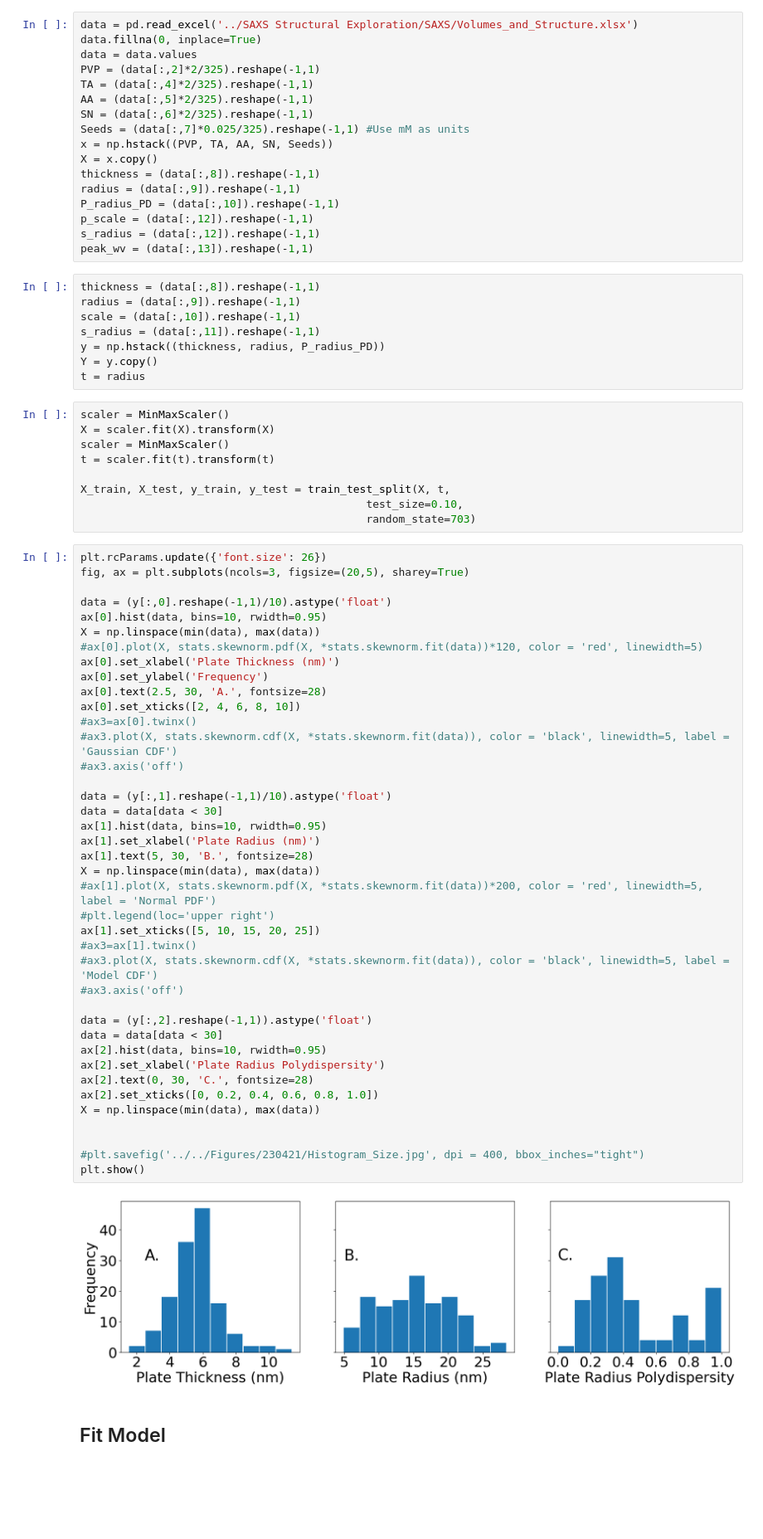
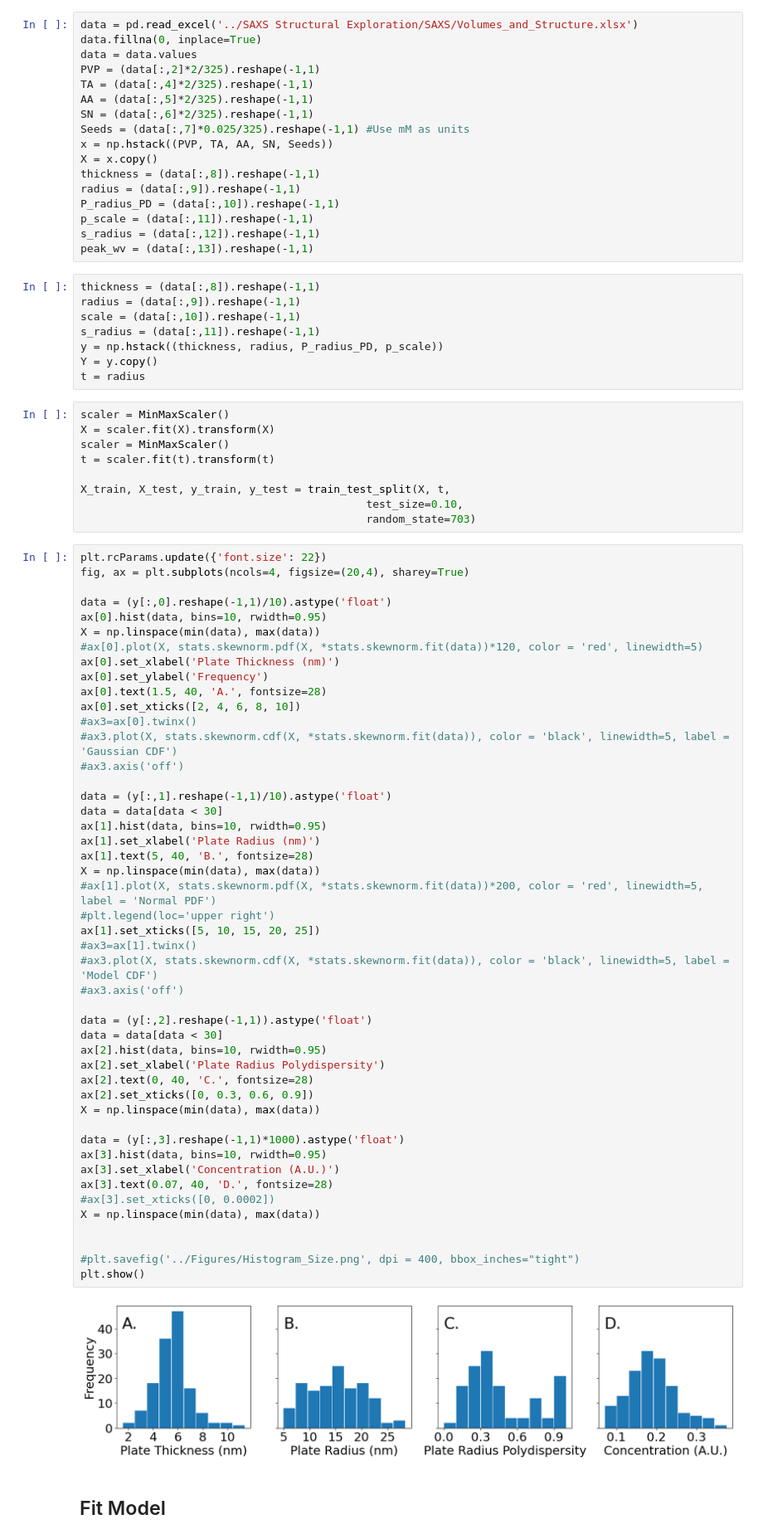
Before and after one commit to pozzo-research-group/papers, a Jupyter notebook: Silver Nanoplates/Notebooks/SAXS Structural Exploration - Figures.ipynb, the cells around one changed output. Shown: that part at 83% size. Cells and saved outputs as stored; diff of their text form; blank space fills up the shorter version.

Commit message:
update plot

```diff
--- a/Silver Nanoplates/Notebooks/SAXS Structural Exploration - Figures.ipynb
+++ b/Silver Nanoplates/Notebooks/SAXS Structural Exploration - Figures.ipynb
@@ -61,7 +61,7 @@ X = x.copy()
 thickness = (data[:,8]).reshape(-1,1)
 radius = (data[:,9]).reshape(-1,1)
 P_radius_PD = (data[:,10]).reshape(-1,1)
-p_scale = (data[:,12]).reshape(-1,1)
+p_scale = (data[:,11]).reshape(-1,1)
 s_radius = (data[:,12]).reshape(-1,1)
 peak_wv = (data[:,13]).reshape(-1,1)
 # %%
@@ -69,7 +69,7 @@ thickness = (data[:,8]).reshape(-1,1)
 radius = (data[:,9]).reshape(-1,1)
 scale = (data[:,10]).reshape(-1,1)
 s_radius = (data[:,11]).reshape(-1,1)
-y = np.hstack((thickness, radius, P_radius_PD))
+y = np.hstack((thickness, radius, P_radius_PD, p_scale))
 Y = y.copy()
 t = radius
 # %%
@@ -82,47 +82,54 @@ X_train, X_test, y_train, y_test = train_test_split(X, t,
                                             test_size=0.10,
                                             random_state=703)
 # %%
-plt.rcParams.update({'font.size': 26})
-fig, ax = plt.subplots(ncols=3, figsize=(20,5), sharey=True)
+plt.rcParams.update({'font.size': 22})
+fig, ax = plt.subplots(ncols=4, figsize=(20,4), sharey=True)
 
 data = (y[:,0].reshape(-1,1)/10).astype('float')
 ax[0].hist(data, bins=10, rwidth=0.95)
 X = np.linspace(min(data), max(data))
 #ax[0].plot(X, stats.skewnorm.pdf(X, *stats.skewnorm.fit(data))*120, color = 'red', linewidth=5)
 ax[0].set_xlabel('Plate Thickness (nm)')
 ax[0].set_ylabel('Frequency')
-ax[0].text(2.5, 30, 'A.', fontsize=28)
+ax[0].text(1.5, 40, 'A.', fontsize=28)
 ax[0].set_xticks([2, 4, 6, 8, 10])
 #ax3=ax[0].twinx()
 #ax3.plot(X, stats.skewnorm.cdf(X, *stats.skewnorm.fit(data)), color = 'black', linewidth=5, label = 'Gaussian CDF')
 #ax3.axis('off')
 
 data = (y[:,1].reshape(-1,1)/10).astype('float')
 data = data[data < 30]
 ax[1].hist(data, bins=10, rwidth=0.95)
 ax[1].set_xlabel('Plate Radius (nm)')
-ax[1].text(5, 30, 'B.', fontsize=28)
+ax[1].text(5, 40, 'B.', fontsize=28)
 X = np.linspace(min(data), max(data))
 #ax[1].plot(X, stats.skewnorm.pdf(X, *stats.skewnorm.fit(data))*200, color = 'red', linewidth=5, label = 'Normal PDF')
 #plt.legend(loc='upper right')
 ax[1].set_xticks([5, 10, 15, 20, 25])
 #ax3=ax[1].twinx()
 #ax3.plot(X, stats.skewnorm.cdf(X, *stats.skewnorm.fit(data)), color = 'black', linewidth=5, label = 'Model CDF')
 #ax3.axis('off')
 
 data = (y[:,2].reshape(-1,1)).astype('float')
 data = data[data < 30]
 ax[2].hist(data, bins=10, rwidth=0.95)
 ax[2].set_xlabel('Plate Radius Polydispersity')
-ax[2].text(0, 30, 'C.', fontsize=28)
-ax[2].set_xticks([0, 0.2, 0.4, 0.6, 0.8, 1.0])
+ax[2].text(0, 40, 'C.', fontsize=28)
+ax[2].set_xticks([0, 0.3, 0.6, 0.9])
+X = np.linspace(min(data), max(data))
+
+data = (y[:,3].reshape(-1,1)*1000).astype('float')
+ax[3].hist(data, bins=10, rwidth=0.95)
+ax[3].set_xlabel('Concentration (A.U.)')
+ax[3].text(0.07, 40, 'D.', fontsize=28)
+#ax[3].set_xticks([0, 0.0002])
 X = np.linspace(min(data), max(data))
 
 
-#plt.savefig('../../Figures/230421/Histogram_Size.jpg', dpi = 400, bbox_inches="tight")
+#plt.savefig('../Figures/Histogram_Size.png', dpi = 400, bbox_inches="tight")
 plt.show()
 # %% [output]
-[figure, old version]
+[figure, new version]
 # %% [markdown]
 ## Fit Model
 # %%
```
Also changed, not shown: 1 other file.
